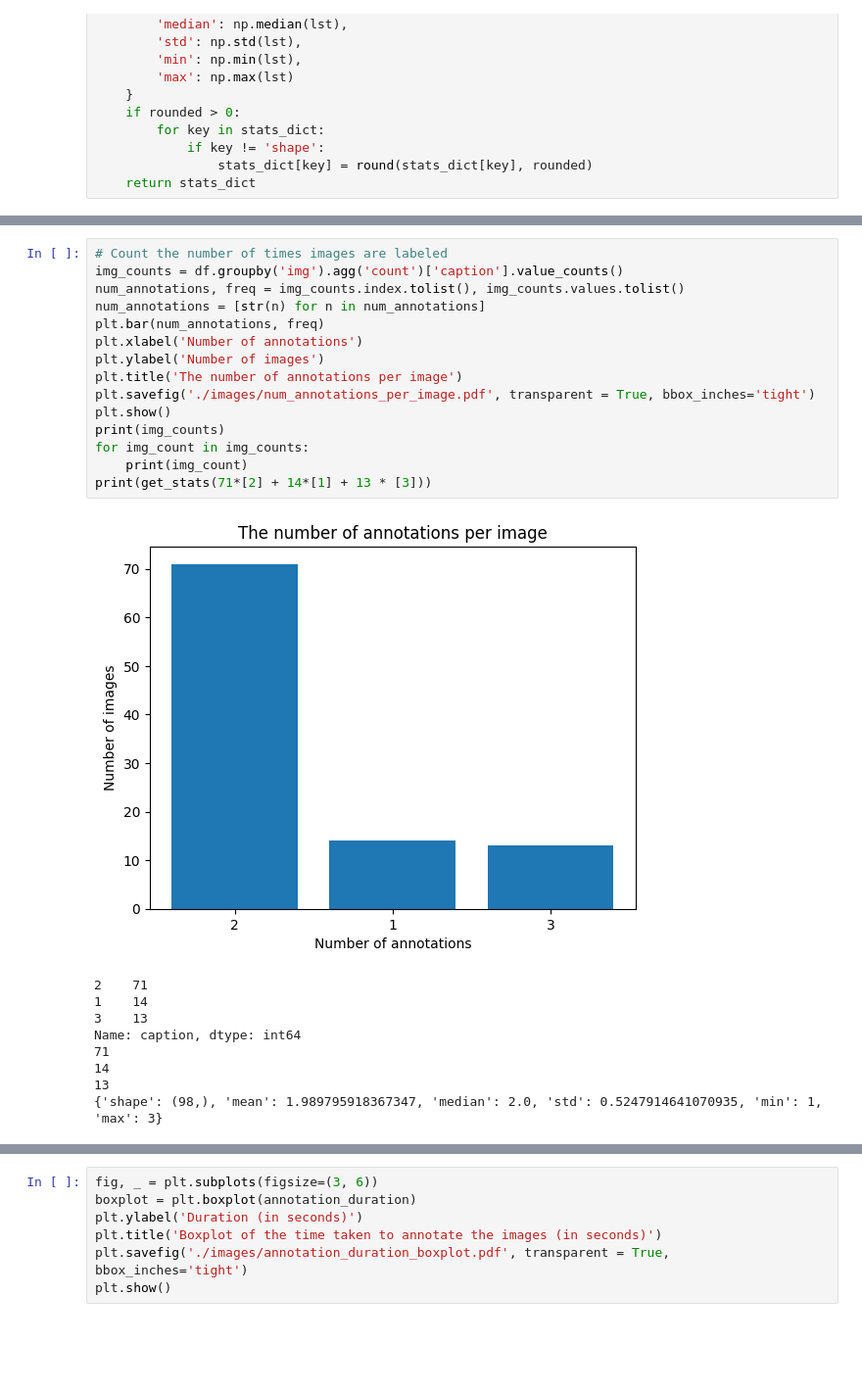
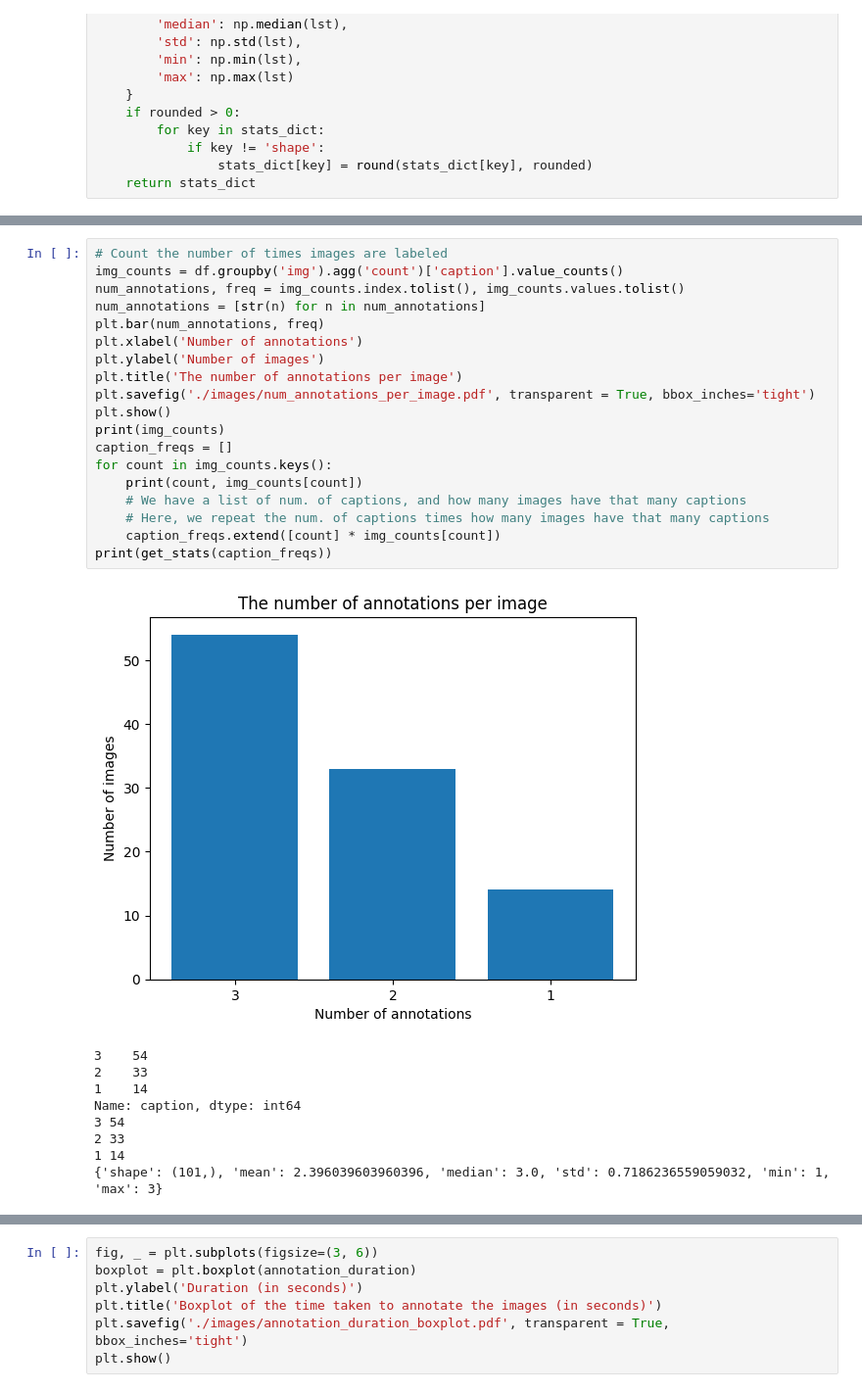
Before and after one commit to nataliehh/thesis2023-2024, a Jupyter notebook: ILT_data_analysis.ipynb, the cells around one changed output, grey strips where cells are left out. Shown at 98% size. Saved outputs shown, nothing was run; the diff lists cells and outputs as text; blank space fills up the shorter version.

```diff
--- a/ILT_data_analysis.ipynb
+++ b/ILT_data_analysis.ipynb
@@ -69,28 +69,32 @@ get_stats(freq)
 # %%
 # Count the number of times images are labeled
 img_counts = df.groupby('img').agg('count')['caption'].value_counts()
 num_annotations, freq = img_counts.index.tolist(), img_counts.values.tolist()
 num_annotations = [str(n) for n in num_annotations]
 plt.bar(num_annotations, freq)
 plt.xlabel('Number of annotations')
 plt.ylabel('Number of images')
 plt.title('The number of annotations per image')
 plt.savefig('./images/num_annotations_per_image.pdf', transparent = True, bbox_inches='tight')
 plt.show()
 print(img_counts)
-for img_count in img_counts:
-    print(img_count)
-print(get_stats(71*[2] + 14*[1] + 13 * [3]))
+caption_freqs = []
+for count in img_counts.keys():
+    print(count, img_counts[count])
+    # We have a list of num. of captions, and how many images have that many captions
+    # Here, we repeat the num. of captions times how many images have that many captions
+    caption_freqs.extend([count] * img_counts[count])
+print(get_stats(caption_freqs))
 # %% [output]
-[figure, old version]
+[figure, new version]
-2    71
+3    54
+2    33
 1    14
-3    13
 Name: caption, dtype: int64
-71
-14
-13
-{'shape': (98,), 'mean': 1.989795918367347, 'median': 2.0, 'std': 0.5247914641070935, 'min': 1, 'max': 3}
+3 54
+2 33
+1 14
+{'shape': (101,), 'mean': 2.396039603960396, 'median': 3.0, 'std': 0.7186236559059032, 'min': 1, 'max': 3}
 # %%
 # Count how many images were flagged as being hard to label
 flag_counts = df['flag'].value_counts()
```
Also changed, not shown: parts of 11 cells of this notebook, 7 other files.
